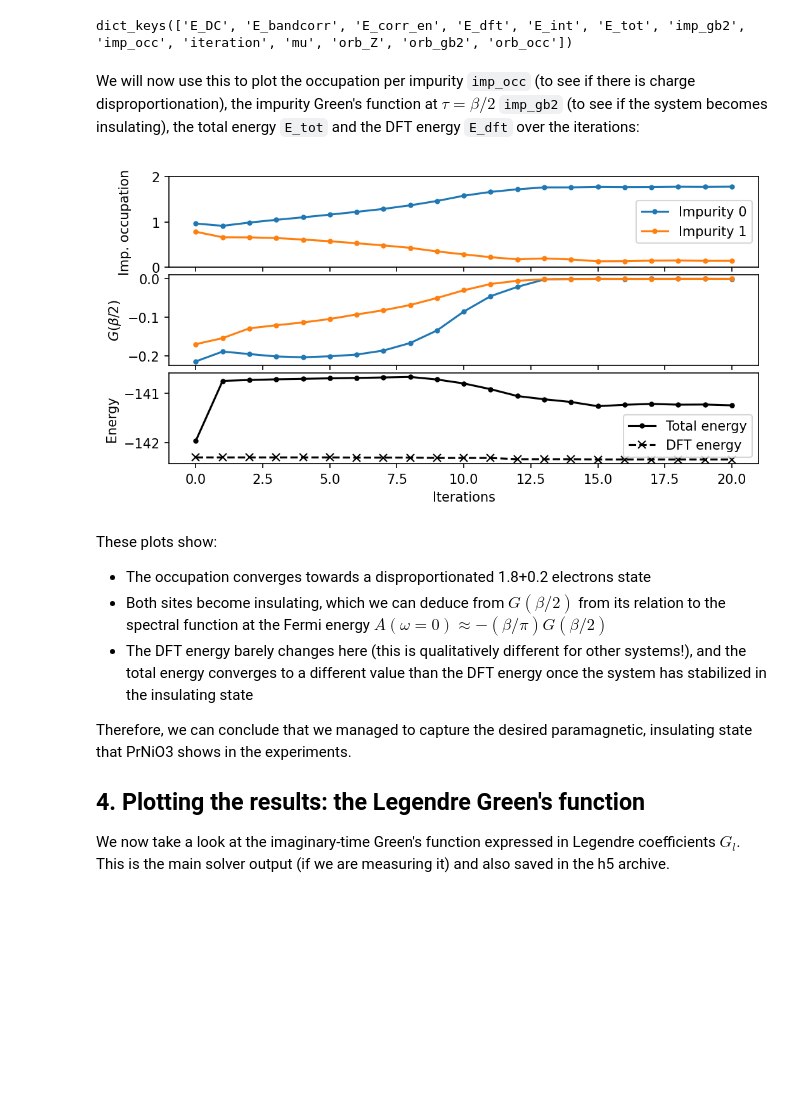
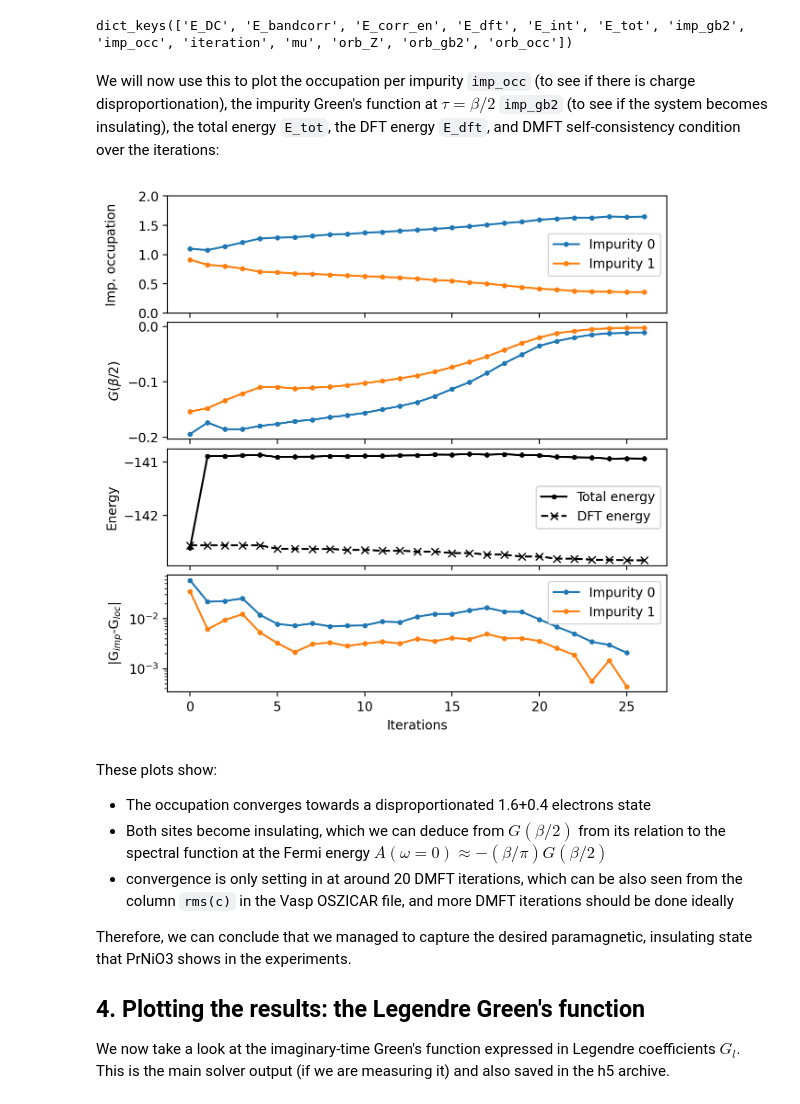
Before and after one commit to TRIQS/solid_dmft, a Jupyter notebook: doc/tutorials/PrNiO3_csc_vasp_plo_cthyb/tutorial.ipynb, the cells around one changed output. Drawn from its saved outputs; the diff is of its cells as text; code cells hidden in the pictures; blank space fills up the shorter version.

Commit message:
[doc] fix Vasp CSC tutorial for PNO after CSC fixes

```diff
--- a/doc/tutorials/PrNiO3_csc_vasp_plo_cthyb/tutorial.ipynb
+++ b/doc/tutorials/PrNiO3_csc_vasp_plo_cthyb/tutorial.ipynb
@@ -154,42 +156,48 @@ We first read in the pre-computed observables from the h5 archive and print thei
 # %%
 with HDFArchive(f'2_dmft_csc{path_mod}/vasp.h5', 'r') as archive:
     observables = archive['DMFT_results/observables']
+    conv_obs = archive['DMFT_results/convergence_obs']
 # %%
 observables.keys()
 # %% [output]
 dict_keys(['E_DC', 'E_bandcorr', 'E_corr_en', 'E_dft', 'E_int', 'E_tot', 'imp_gb2', 'imp_occ', 'iteration', 'mu', 'orb_Z', 'orb_gb2', 'orb_occ'])
 # %% [markdown]
-We will now use this to plot the occupation per impurity `imp_occ` (to see if there is charge disproportionation), the impurity Green's function at $\tau=\beta/2$ `imp_gb2` (to see if the system becomes insulating), the total energy `E_tot` and the DFT energy `E_dft` over the iterations:
+We will now use this to plot the occupation per impurity `imp_occ` (to see if there is charge disproportionation), the impurity Green's function at $\tau=\beta/2$ `imp_gb2` (to see if the system becomes insulating), the total energy `E_tot`, the DFT energy `E_dft`, and DMFT self-consistency condition over the iterations:
 # %%
-fig, axes = plt.subplots(nrows=3, sharex=True)
+fig, axes = plt.subplots(nrows=4, sharex=True, dpi=200,figsize=(7,7))
 
 for i in range(2):
     axes[0].plot(np.array(observables['imp_occ'][i]['up'])+np.array(observables['imp_occ'][i]['down']), '.-', c=f'C{i}',
                 label=f'Impurity {i}')
     axes[1].plot(np.array(observables['imp_gb2'][i]['up'])+np.array(observables['imp_gb2'][i]['down']), '.-', c=f'C{i}')
 
+    axes[3].semilogy(conv_obs['d_Gimp'][i], '.-', color=f'C{i}', label=f'Impurity {i}')
+
 # Not impurity-dependent
 axes[2].plot(observables['E_tot'], '.-', c='k', label='Total energy')
 axes[2].plot(observables['E_dft'], 'x--', c='k', label='DFT energy')
+
 
 axes[0].set_ylabel('Imp. occupation\n')
 axes[0].set_ylim(0, 2)
 axes[0].legend()
 axes[1].set_ylabel(r'$G(\beta/2)$')
 axes[2].set_ylabel('Energy')
 axes[2].legend()
+axes[3].set_ylabel(r'|G$_{imp}$-G$_{loc}$|')
+axes[3].legend()
 
 axes[-1].set_xlabel('Iterations')
 fig.subplots_adjust(hspace=.08)
 pass
 # %% [output]
-[figure, old version]
+[figure, new version]
 # %% [markdown]
 These plots show:
 
-* The occupation converges towards a disproportionated 1.8+0.2 electrons state
+* The occupation converges towards a disproportionated 1.6+0.4 electrons state
 * Both sites become insulating, which we can deduce from $G(\beta/2)$ from its relation to the spectral function at the Fermi energy $A(\omega = 0) \approx -(\beta/\pi) G(\beta/2)$
-* The DFT energy barely changes here (this is qualitatively different for other systems!), and the total energy converges to a different value than the DFT energy once the system has stabilized in the insulating state
+* convergence is only setting in at around 20 DMFT iterations, which can be also seen from the column `rms(c)` in the Vasp OSZICAR file, and more DMFT iterations should be done ideally
 
 Therefore, we can conclude that we managed to capture the desired paramagnetic, insulating state that PrNiO3 shows in the experiments.
 
```
Also changed, not shown: parts of 7 cells of this notebook, 17 other files.
